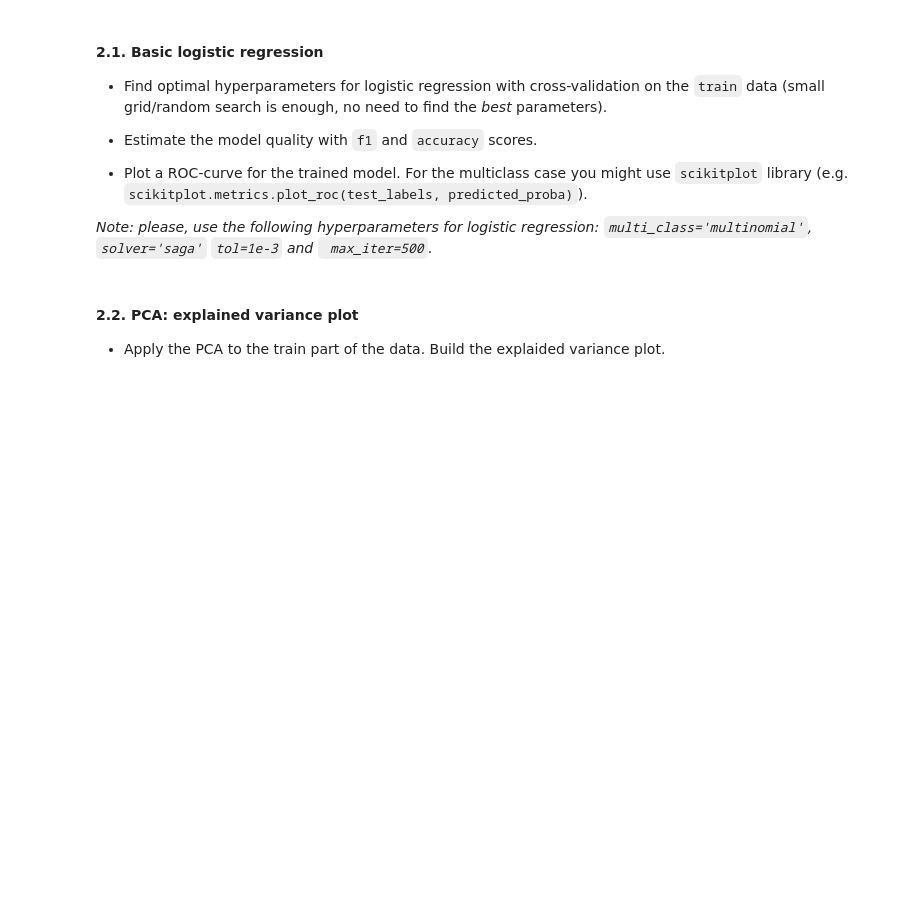
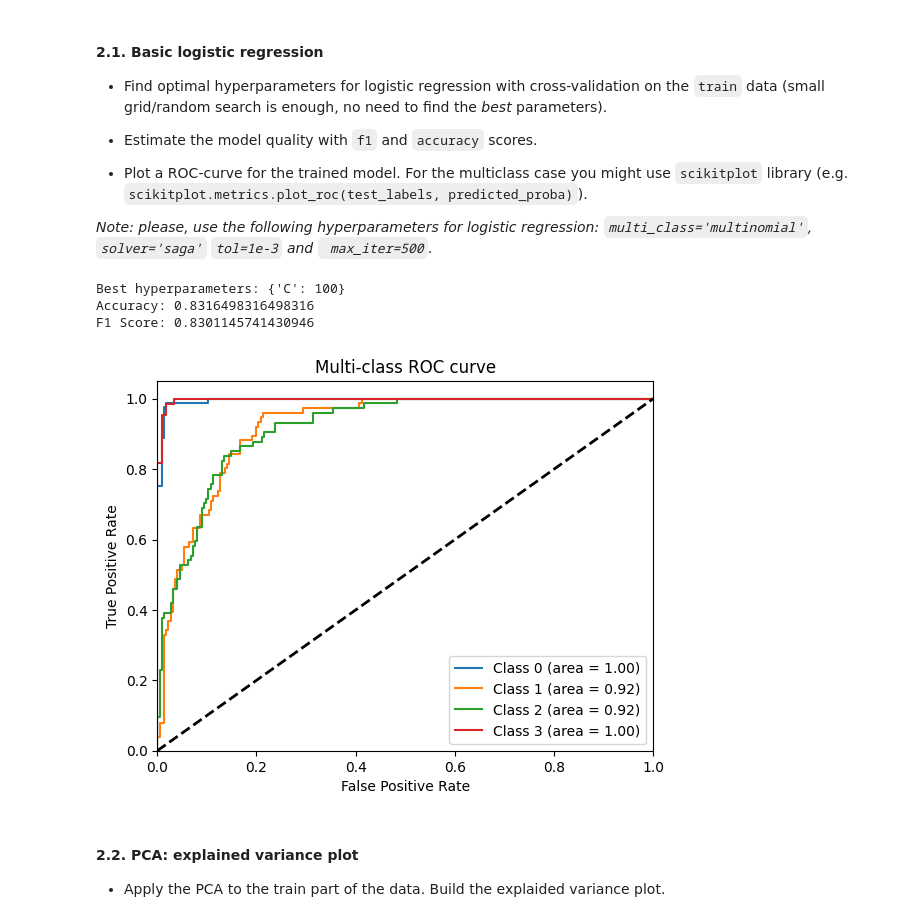
Before and after one commit to brayandm/master-machine-learning-homeworks, a Jupyter notebook: lab01_ml_pipeline/lab01_part2_ml_pipeline.ipynb, the cells around one changed output. Cells and saved outputs as stored; diff of their text form; code cells hidden in the pictures; blank space fills up the shorter version.

```diff
--- a/lab01_ml_pipeline/lab01_part2_ml_pipeline.ipynb
+++ b/lab01_ml_pipeline/lab01_part2_ml_pipeline.ipynb
@@ -113,6 +113,7 @@ pipeline = Pipeline([
 ])
 
 X_train_transformed = pipeline.fit_transform(X_train)
+X_test_transformed = pipeline.transform(X_test)
 # %% [markdown]
 #### 2.1. Basic logistic regression
 * Find optimal hyperparameters for logistic regression with cross-validation on the `train` data (small grid/random search is enough, no need to find the *best* parameters).
@@ -126,3 +125,62 @@ X_train_transformed = pipeline.fit_transform(X_train)
+# %%
+### YOUR CODE HERE
+from sklearn.linear_model import LogisticRegression
+from sklearn.model_selection import  GridSearchCV
+from sklearn.metrics import accuracy_score, f1_score, roc_curve, auc
+from sklearn.preprocessing import label_binarize
+import matplotlib.pyplot as plt
+import numpy as np
+
+log_reg = LogisticRegression(multi_class='multinomial', solver='saga', tol=1e-3, max_iter=500)
+
+param_grid = {
+    'C': [0.01, 0.1, 1, 10, 100, 1000]  # Regularization strength
+}
+
+clf = GridSearchCV(log_reg, param_grid, cv=5, scoring='accuracy')
+
+clf.fit(X_train_transformed, y_train)
+
+print("Best hyperparameters:", clf.best_params_)
+
+y_pred = clf.predict(X_test_transformed)
+y_pred_proba = clf.predict_proba(X_test_transformed)
+
+accuracy = accuracy_score(y_test, y_pred)
+f1 = f1_score(y_test, y_pred, average='weighted')
+
+print(f"Accuracy: {accuracy}")
+print(f"F1 Score: {f1}")
+
+# There was a problem with versions of scikitplot and scipy so
+# I will use just matplotlib to plot the ROC curve.
+
+y_test_binarized = label_binarize(y_test, classes=np.unique(y_train))
+n_classes = y_test_binarized.shape[1]
+
+fpr = dict()
+tpr = dict()
+roc_auc = dict()
+for i in range(n_classes):
+    fpr[i], tpr[i], _ = roc_curve(y_test_binarized[:, i], y_pred_proba[:, i])
+    roc_auc[i] = auc(fpr[i], tpr[i])
+
+for i in range(n_classes):
+    plt.plot(fpr[i], tpr[i], label='Class %i (area = %0.2f)' % (i, roc_auc[i]))
+
+plt.plot([0, 1], [0, 1], 'k--', lw=2)
+plt.xlim([0.0, 1.0])
+plt.ylim([0.0, 1.05])
+plt.xlabel('False Positive Rate')
+plt.ylabel('True Positive Rate')
+plt.title('Multi-class ROC curve')
+plt.legend(loc="lower right")
+plt.show()
+# %% [output]
+Best hyperparameters: {'C': 100}
+Accuracy: 0.8316498316498316
+F1 Score: 0.8301145741430946
+[figure, added]
 # %%
 # You might use this command to install scikit-plot.
 # Warning, if you a running locally, don't call pip from within jupyter, call it from terminal in the corresponding
```
Also changed, not shown: parts of 1 cell of this notebook.
